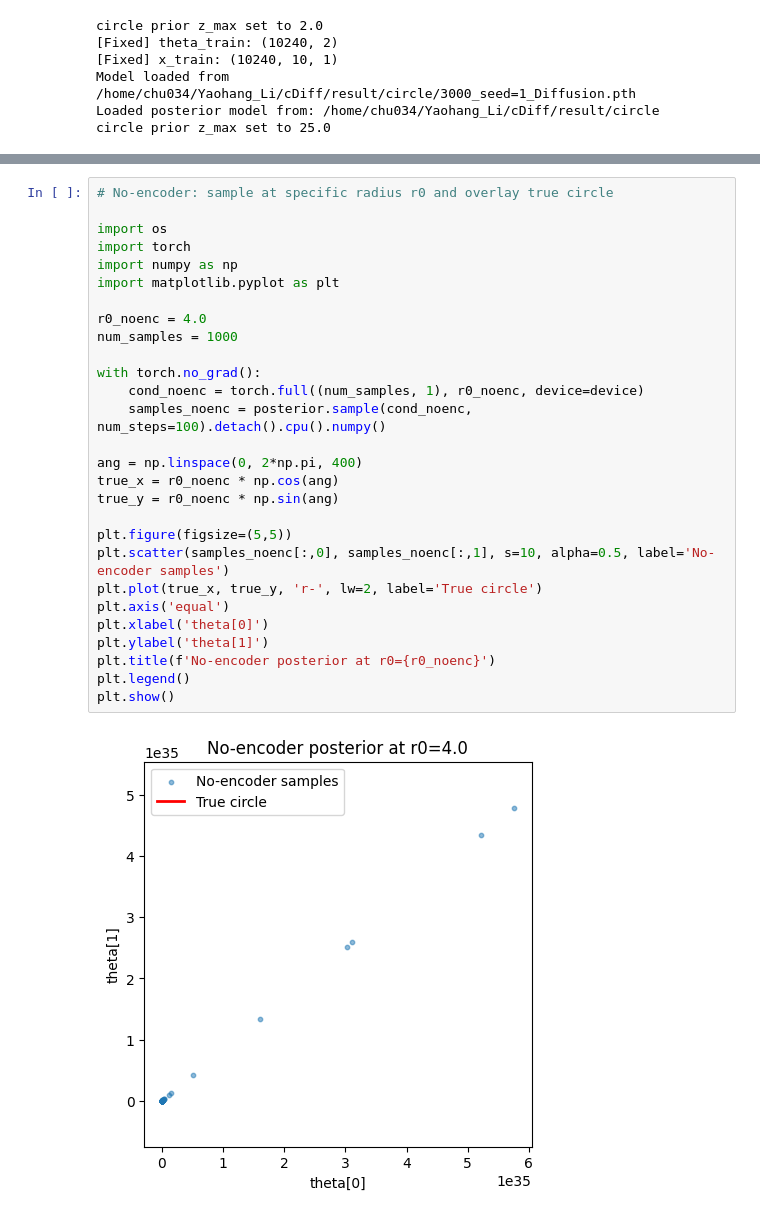
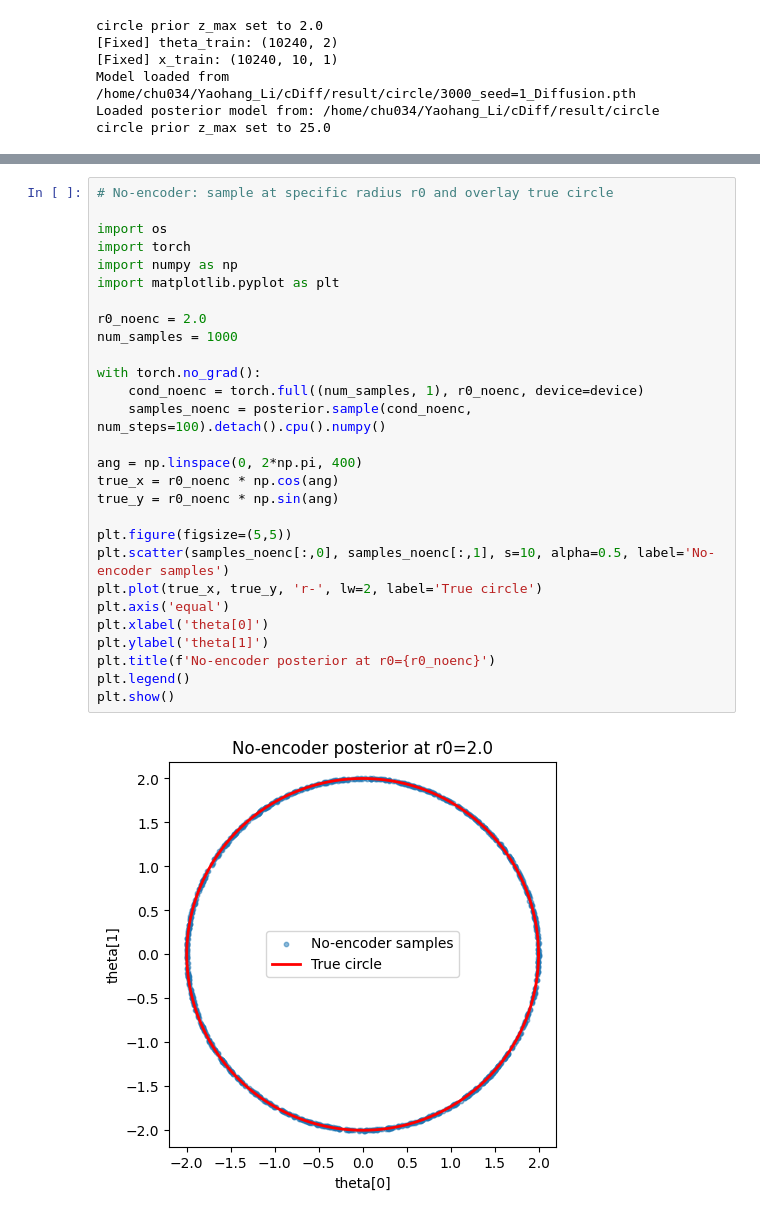
Before and after one commit to Chunyu-Hugh/cDiff, a Jupyter notebook: main_circle_adaptive.ipynb, the cells around one changed output, grey strips where cells are left out. Cells and saved outputs as stored; diff of their text form.

```diff
--- a/main_circle_adaptive.ipynb
+++ b/main_circle_adaptive.ipynb
@@ -206,33 +206,33 @@ tensor([[ -8.8446, -19.4349],
 # %%
 # No-encoder: sample at specific radius r0 and overlay true circle
 
 import os
 import torch
 import numpy as np
 import matplotlib.pyplot as plt
 
-r0_noenc = 4.0
+r0_noenc = 2.0
 num_samples = 1000
 
 with torch.no_grad():
     cond_noenc = torch.full((num_samples, 1), r0_noenc, device=device)
     samples_noenc = posterior.sample(cond_noenc, num_steps=100).detach().cpu().numpy()
 
 ang = np.linspace(0, 2*np.pi, 400)
 true_x = r0_noenc * np.cos(ang)
 true_y = r0_noenc * np.sin(ang)
 
 plt.figure(figsize=(5,5))
 plt.scatter(samples_noenc[:,0], samples_noenc[:,1], s=10, alpha=0.5, label='No-encoder samples')
 plt.plot(true_x, true_y, 'r-', lw=2, label='True circle')
 plt.axis('equal')
 plt.xlabel('theta[0]')
 plt.ylabel('theta[1]')
 plt.title(f'No-encoder posterior at r0={r0_noenc}')
 plt.legend()
 plt.show()
 # %% [output]
-[figure, old version]
+[figure, new version]
 # %%
 # Corrected adaptive augmentation loop with shape fixes and comments
 posterior_big = None
```
Also changed, not shown: parts of 6 cells of this notebook, 4 other files.
